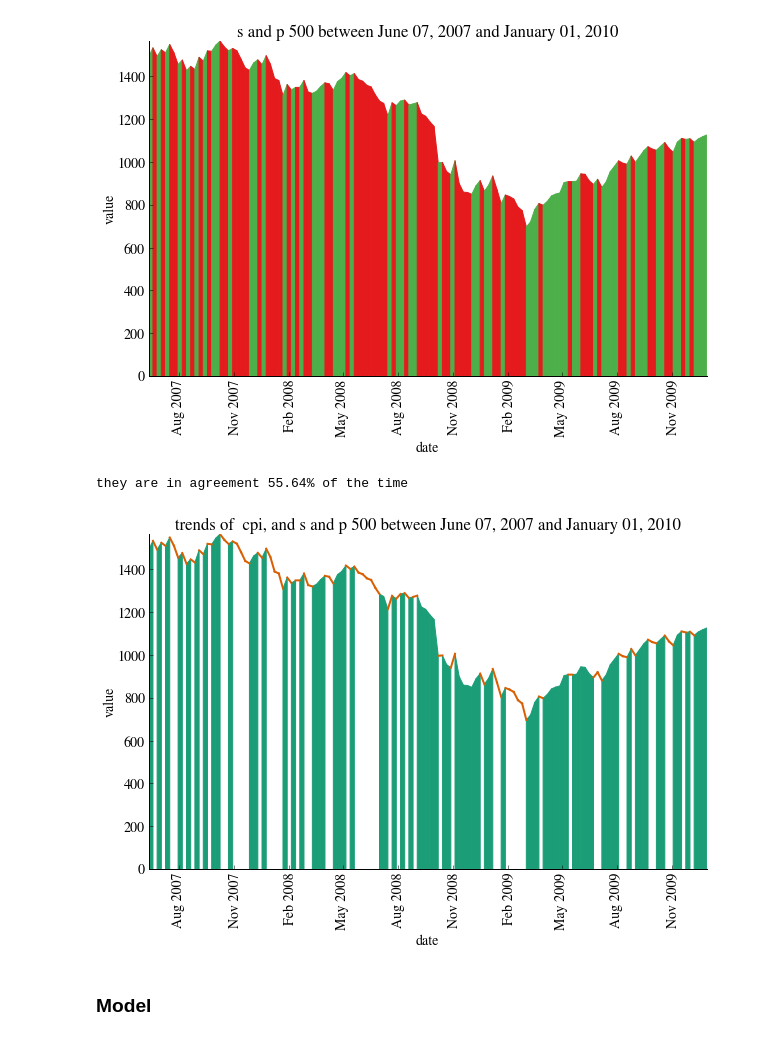
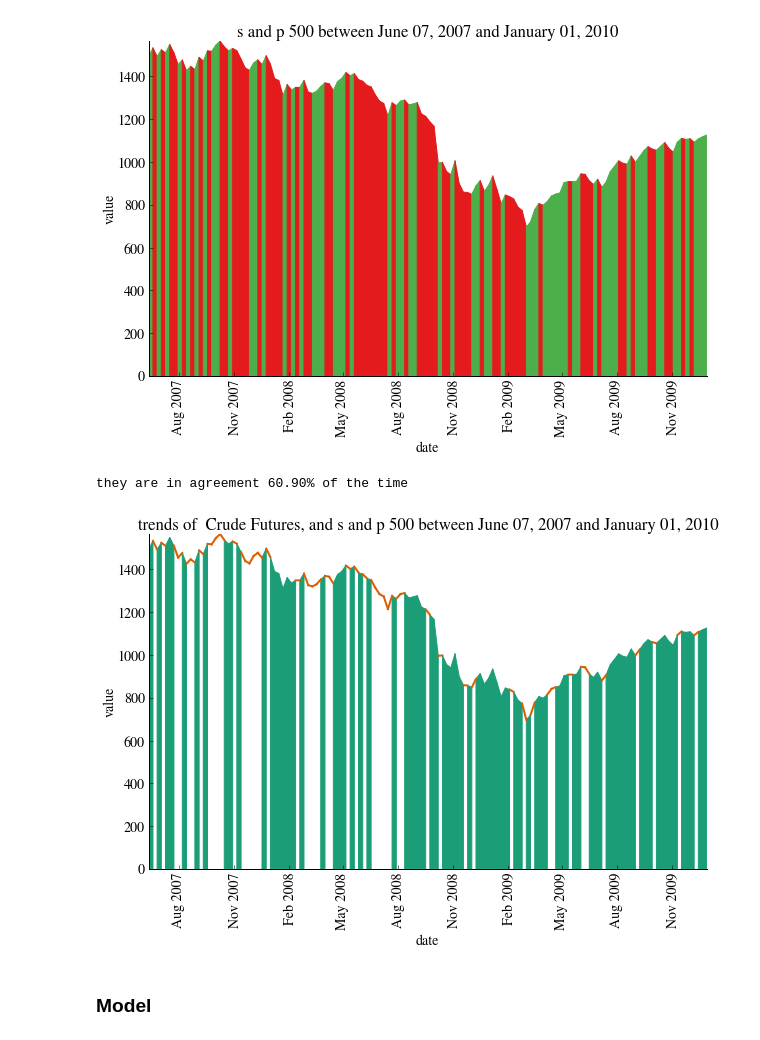
Before and after one commit to jrosen3/cs109annstock, a Jupyter notebook: Master.ipynb, the cells around one changed output. Cells and saved outputs as stored; diff of their text form; code cells hidden in the pictures.

```diff
--- a/Master.ipynb
+++ b/Master.ipynb
@@ -545,36 +536,36 @@ def agreement_plt(df, target, var, dct, begin_date=None, end_date=None):
         t = []
         for v in var:
             if (dct[v] > 0):
                 if ((y[0] >= y[1]) & (temp[v][i] >= temp[v][i+1])) | ((y[0] <= y[1]) & (temp[v][i] <= temp[v][i+1])):
                     t.append(0)
                 else:
                     t.append(1)
             else:
                 if ((y[0] >= y[1]) & (temp[v][i] <= temp[v][i+1])) | ((y[0] <= y[1]) & (temp[v][i] >= temp[v][i+1])):
                     t.append(0)
                 else:
                     t.append(1)
         if(sum(t) == 0):
             plt.fill_between(x, y, color=c)
             agree += 1
             total += 1
         else:
             plt.plot(x, y, color=dark2_colors[1])
             total += 1
     ymin = min([0, temp[target].min()])
     plt.ylim(ymin, temp[target].max())
     plt.xticks(rotation='vertical')
     plt.xlabel('date')
     plt.ylabel('value')
     plt.title('trends of %s and %s between %s and %s' % (title, clean_column_name(target), begin_date.strftime('%B %d, %Y'), end_date.strftime('%B %d, %Y')))
     remove_border()
     return (agree, total)
 
-agree = agreement_plt(dataset, 's_and_p_500', ['cpi'], slope, begin_date=datetime.datetime(2007,6,7,0,0,0), end_date=datetime.datetime(2010,1,1,0,0,0))
+agree = agreement_plt(dataset, 's_and_p_500', ['Crude_Futures'], slope, begin_date=datetime.datetime(2007,6,7,0,0,0), end_date=datetime.datetime(2010,1,1,0,0,0))
 print 'they are in agreement %.2f%% of the time' % (agree[0]/agree[1]*100)
 # %% [output]
-they are in agreement 55.64% of the time
+they are in agreement 60.90% of the time
-[figure, old version]
+[figure, new version]
 # %% [markdown]
 ### Model ###
 # %% [markdown]
```
Also changed, not shown: parts of 11 cells of this notebook.
